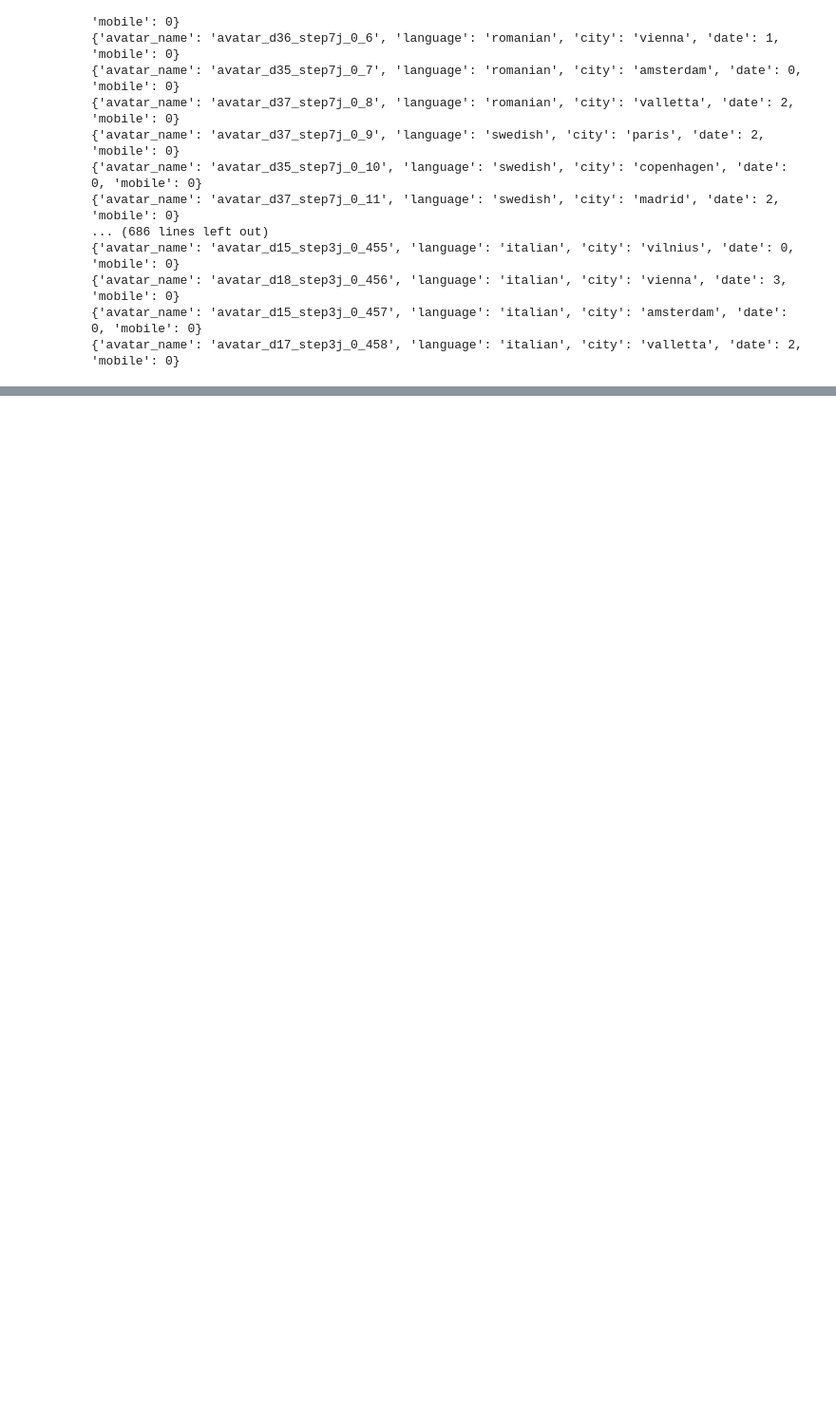
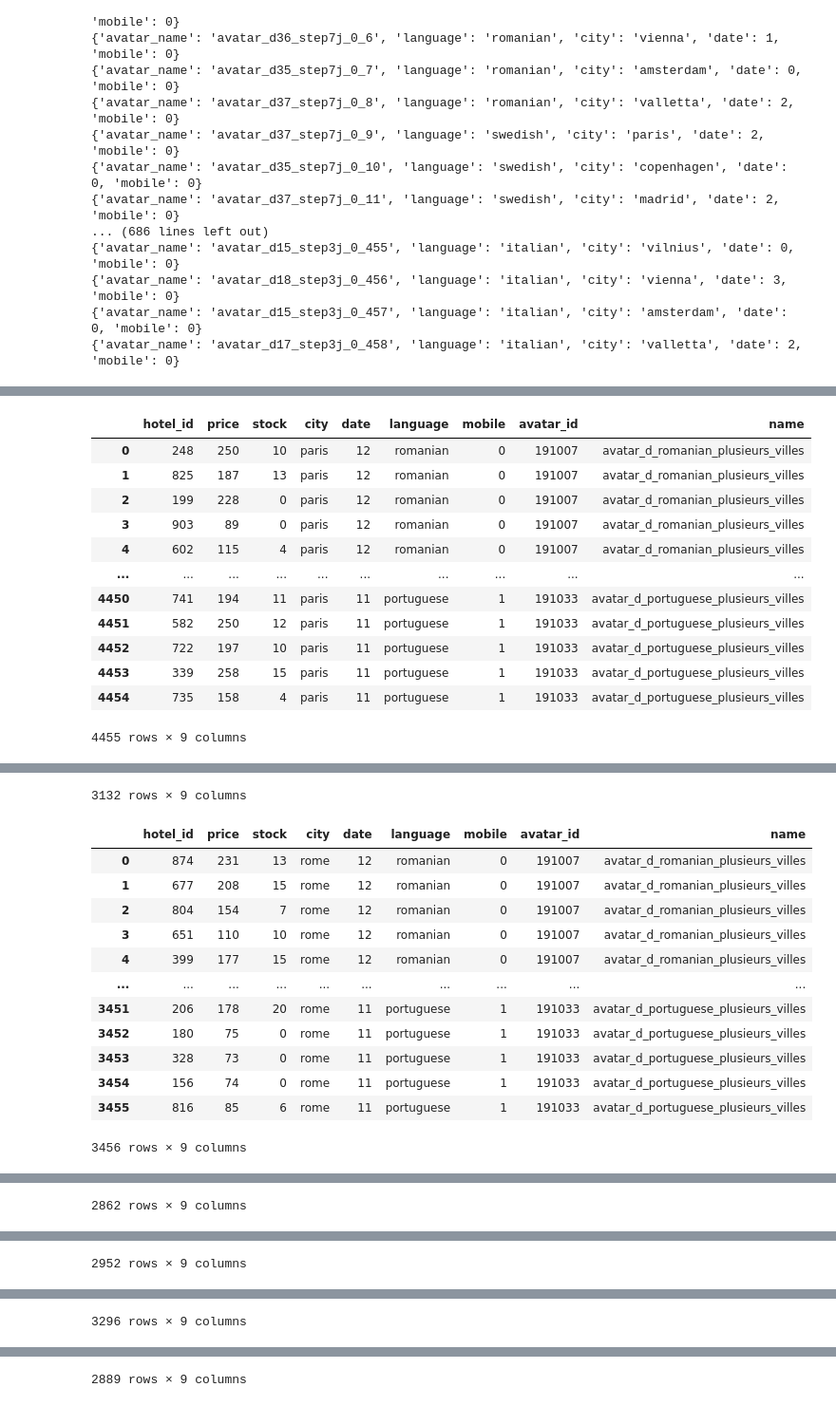
Before and after one commit to EliseBcl/D-fi_IA_2023, a Jupyter notebook: defi_ia_2023.ipynb, the cells around one changed output, grey strips where cells are left out. Shown at 95% size. Saved outputs shown, nothing was run; the diff lists cells and outputs as text; code cells hidden in the pictures; blank space fills up the shorter version.

```diff
--- a/defi_ia_2023.ipynb
+++ b/defi_ia_2023.ipynb
@@ -538,0 +591,7 @@ display(requests_5)
+# %%
+new_matrix = pd.DataFrame(sub_matrix_1['name'].unique(),columns = ['name'])
+visualisation = pd.merge(new_matrix,sub_matrix_1, copy = False)
+subset_requests = sub_matrix_1[['name', 'avatar_id', 'date', 'language', 'mobile', 'city']]
+visualisation = subset_requests.drop_duplicates()
+display(visualisation)
+print(visualisation.shape)
@@ -538,0 +617,28 @@ display(requests_5)
+# %%
+matrix_avatar = pd.DataFrame([],columns = ['avatar_id', 'name'])
+pricing_requests = []
+
+compteur = 0
+for i in range(visualisation.shape[0]):
+# for i in range(1):
+    params = {"avatar_name": visualisation.iloc[i]['name'] ,
+                "language": visualisation.iloc[i]['language'],
+                "city": city[3],
+                "date": 2,
+                "mobile": visualisation.iloc[i]['mobile'],
+                }
+    print(params)
+    compteur += 1
+
+    # avatar_id = visualisation.iloc[i]['avatar_id']
+    r1 = requests.get(path(f"pricing/{user_id}"), params=params)
+    pricing_requests.append(pd.DataFrame(r1.json()['prices']).assign(**r1.json()['request']))
+    df_tmp = pd.DataFrame([(r1.json()['request']['avatar_id'],visualisation.iloc[i]['name'])], columns=['avatar_id', 'name'])
+    matrix_avatar = matrix_avatar.append(df_tmp)
+
+pricing_requests = pd.concat(pricing_requests)
+matrix_avatar_df = pd.DataFrame(matrix_avatar)
+sub_matrix_7_round_3 = pd.merge(pricing_requests,matrix_avatar_df)
+# sub_matrix_1.to_csv('requests_5.csv')
+# display(matrix_merge_5)
+display(sub_matrix_7_round_3)
@@ -538,0 +659,22 @@ display(requests_5)
+# %%
+display(sub_matrix_1)
+display(sub_matrix_2)
+display(sub_matrix_3)
+display(sub_matrix_4)
+display(sub_matrix_5_round_2)
+display(sub_matrix_6_round_2)
+display(sub_matrix_7_round_3)
+# %% [output]
+|  | hotel_id | price | stock | city | date | language | mobile | avatar_id | name |
+| 0 | 248 | 250 | 10 | paris | 12 | romanian | 0 | 191007 | avatar_d_romanian_plusieurs_villes |
+| 1 | 825 | 187 | 13 | paris | 12 | romanian | 0 | 191007 | avatar_d_romanian_plusieurs_villes |
+| 2 | 199 | 228 | 0 | paris | 12 | romanian | 0 | 191007 | avatar_d_romanian_plusieurs_villes |
+| 3 | 903 | 89 | 0 | paris | 12 | romanian | 0 | 191007 | avatar_d_romanian_plusieurs_villes |
+| 4 | 602 | 115 | 4 | paris | 12 | romanian | 0 | 191007 | avatar_d_romanian_plusieurs_villes |
+| ... | ... | ... | ... | ... | ... | ... | ... | ... | ... |
+| 4450 | 741 | 194 | 11 | paris | 11 | portuguese | 1 | 191033 | avatar_d_portuguese_plusieurs_villes |
+| 4451 | 582 | 250 | 12 | paris | 11 | portuguese | 1 | 191033 | avatar_d_portuguese_plusieurs_villes |
+| 4452 | 722 | 197 | 10 | paris | 11 | portuguese | 1 | 191033 | avatar_d_portuguese_plusieurs_villes |
+| 4453 | 339 | 258 | 15 | paris | 11 | portuguese | 1 | 191033 | avatar_d_portuguese_plusieurs_villes |
+| 4454 | 735 | 158 | 4 | paris | 11 | portuguese | 1 | 191033 | avatar_d_portuguese_plusieurs_villes |
+4455 rows × 9 columns
@@ -538,0 +693,14 @@ display(requests_5)
+3132 rows × 9 columns
+|  | hotel_id | price | stock | city | date | language | mobile | avatar_id | name |
+| 0 | 874 | 231 | 13 | rome | 12 | romanian | 0 | 191007 | avatar_d_romanian_plusieurs_villes |
+| 1 | 677 | 208 | 15 | rome | 12 | romanian | 0 | 191007 | avatar_d_romanian_plusieurs_villes |
+| 2 | 804 | 154 | 7 | rome | 12 | romanian | 0 | 191007 | avatar_d_romanian_plusieurs_villes |
+| 3 | 651 | 110 | 10 | rome | 12 | romanian | 0 | 191007 | avatar_d_romanian_plusieurs_villes |
+| 4 | 399 | 177 | 15 | rome | 12 | romanian | 0 | 191007 | avatar_d_romanian_plusieurs_villes |
+| ... | ... | ... | ... | ... | ... | ... | ... | ... | ... |
+| 3451 | 206 | 178 | 20 | rome | 11 | portuguese | 1 | 191033 | avatar_d_portuguese_plusieurs_villes |
+| 3452 | 180 | 75 | 0 | rome | 11 | portuguese | 1 | 191033 | avatar_d_portuguese_plusieurs_villes |
+| 3453 | 328 | 73 | 0 | rome | 11 | portuguese | 1 | 191033 | avatar_d_portuguese_plusieurs_villes |
+| 3454 | 156 | 74 | 0 | rome | 11 | portuguese | 1 | 191033 | avatar_d_portuguese_plusieurs_villes |
+| 3455 | 816 | 85 | 6 | rome | 11 | portuguese | 1 | 191033 | avatar_d_portuguese_plusieurs_villes |
+3456 rows × 9 columns
@@ -538,0 +719 @@ display(requests_5)
+2862 rows × 9 columns
@@ -538,0 +732 @@ display(requests_5)
+2952 rows × 9 columns
@@ -538,0 +745 @@ display(requests_5)
+3296 rows × 9 columns
@@ -538,0 +758 @@ display(requests_5)
+2889 rows × 9 columns
```
Also changed, not shown: parts of 21 cells of this notebook, 2 other files.
